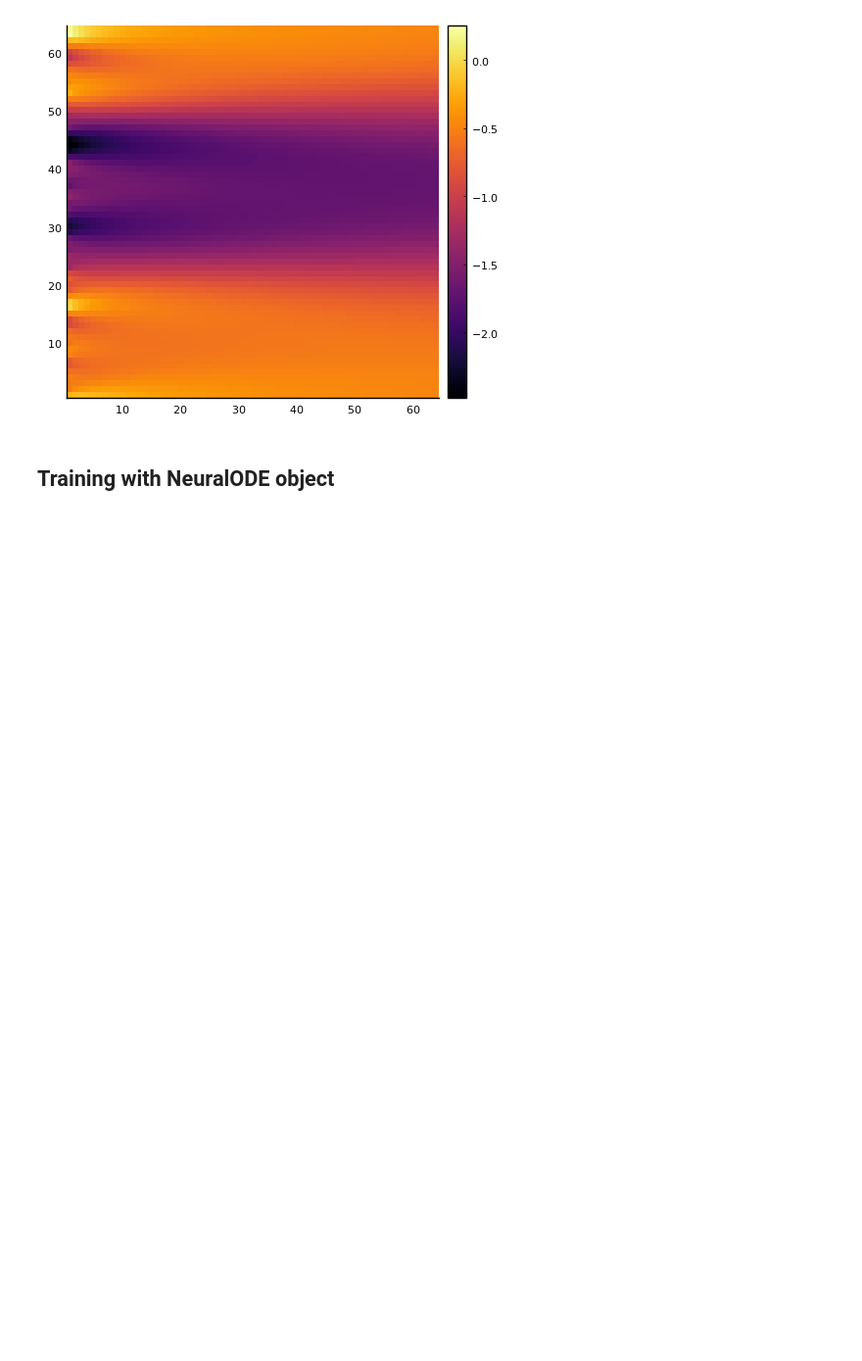
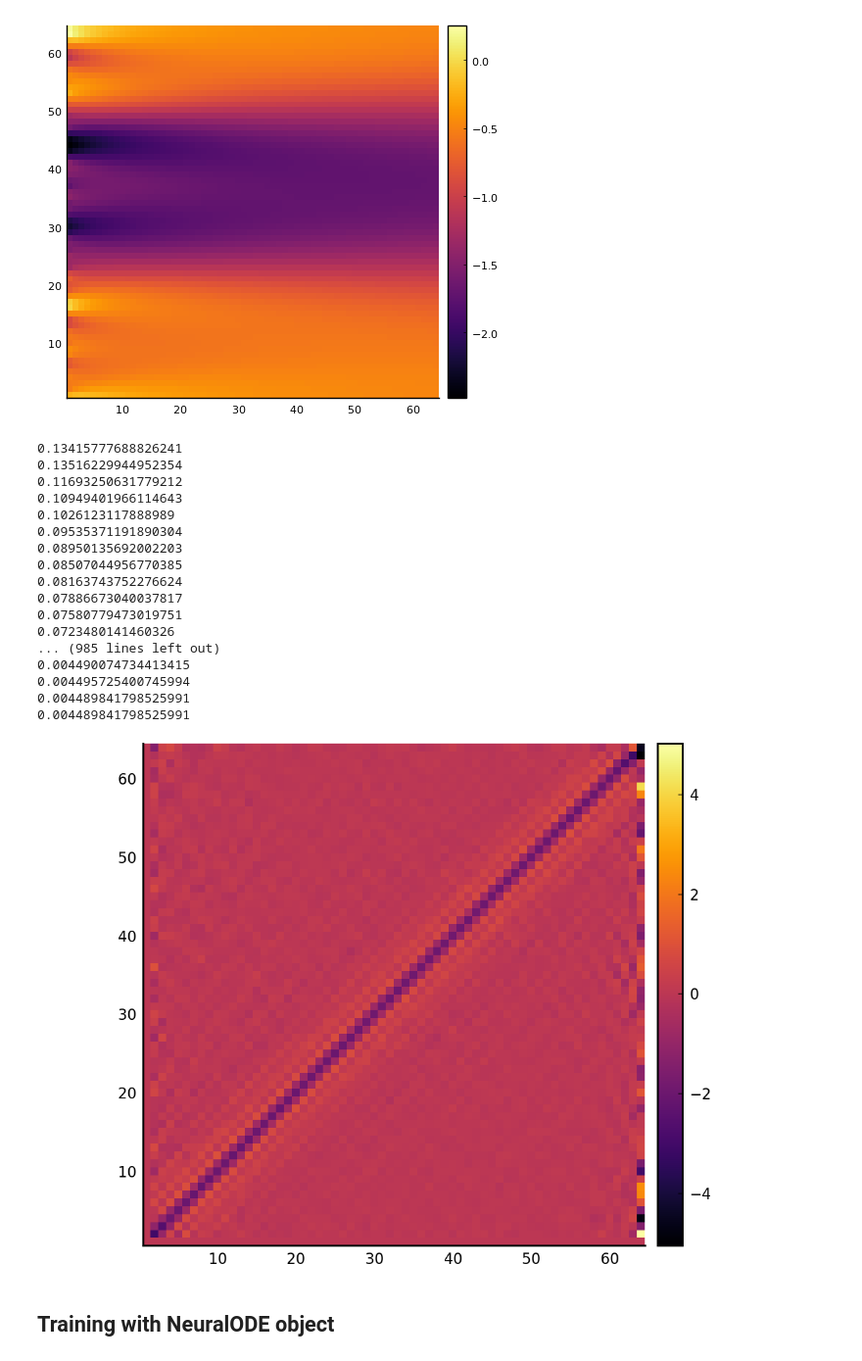
Before and after one commit to vdesgrange/closure-model, a Jupyter notebook: experiments/julia_src/neural_closure/heat_equation_neural_ode.ipynb, the cells around one changed output. Shown at 98% size. Saved outputs shown, nothing was run; the diff lists cells and outputs as text; code cells hidden in the pictures; blank space fills up the shorter version.

```diff
--- a/experiments/julia_src/neural_closure/heat_equation_neural_ode.ipynb
+++ b/experiments/julia_src/neural_closure/heat_equation_neural_ode.ipynb
@@ -122,6 +122,35 @@ check_training_dataset(analytic_dataset)
 [figure]
 [figure]
 [figure]
+# %%
+syver_dataset = syver_cond(t_max, t_min, x_max, x_min, t_n, x_n, kappa, 128);
+t, init_set, true_set = syver_dataset;
+loss(A, u₀, uₜ, t) = sum(abs2, S(A, u₀, t) - uₜ) / prod(size(uₜ));
+loss(A) = loss(A, init_set, true_set, t);
+A = zeros(x_n, x_n);
+callback(A, loss) = (println(loss);flush(stdout);false);
+result = DiffEqFlux.sciml_train(loss, A, ADAM(0.01); cb = callback, maxiters = 1000);
+K = result.u;
+GraphicTools.show_state(K, "")
+# %% [output]
+0.13415777688826241
+0.13516229944952354
+0.11693250631779212
+0.10949401966114643
+0.1026123117888989
+0.09535371191890304
+0.08950135692002203
+0.08507044956770385
+0.08163743752276624
+0.07886673040037817
+0.07580779473019751
+0.0723480141460326
+... (985 lines left out)
+0.004490074734413415
+0.004495725400745994
+0.004489841798525991
+0.004489841798525991
+[figure, added]
 # %% [markdown]
 ## Training with NeuralODE object
 # %%
```
Also changed, not shown: parts of 15 cells of this notebook.
